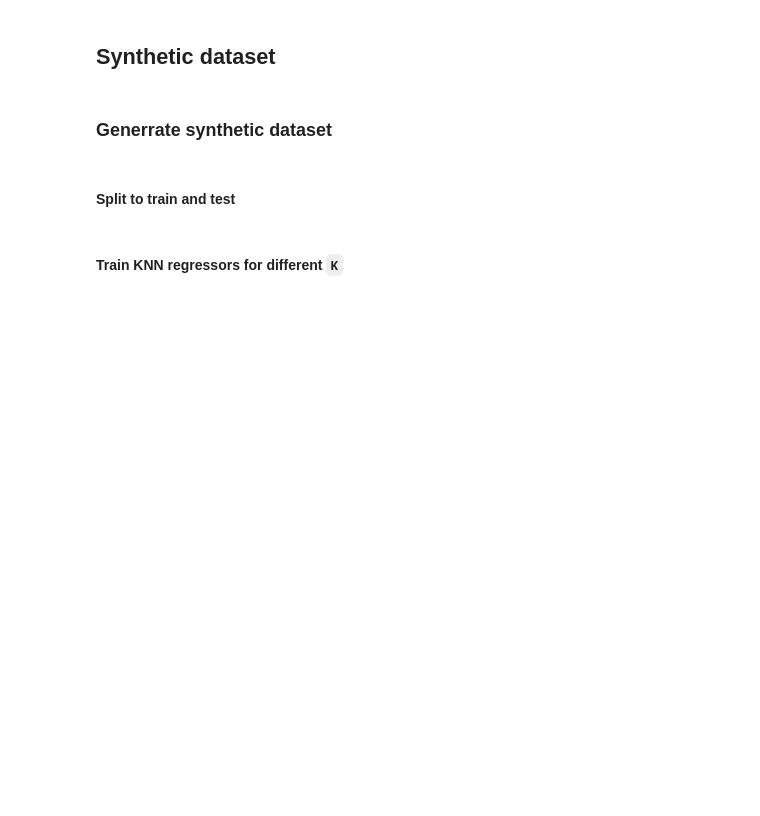
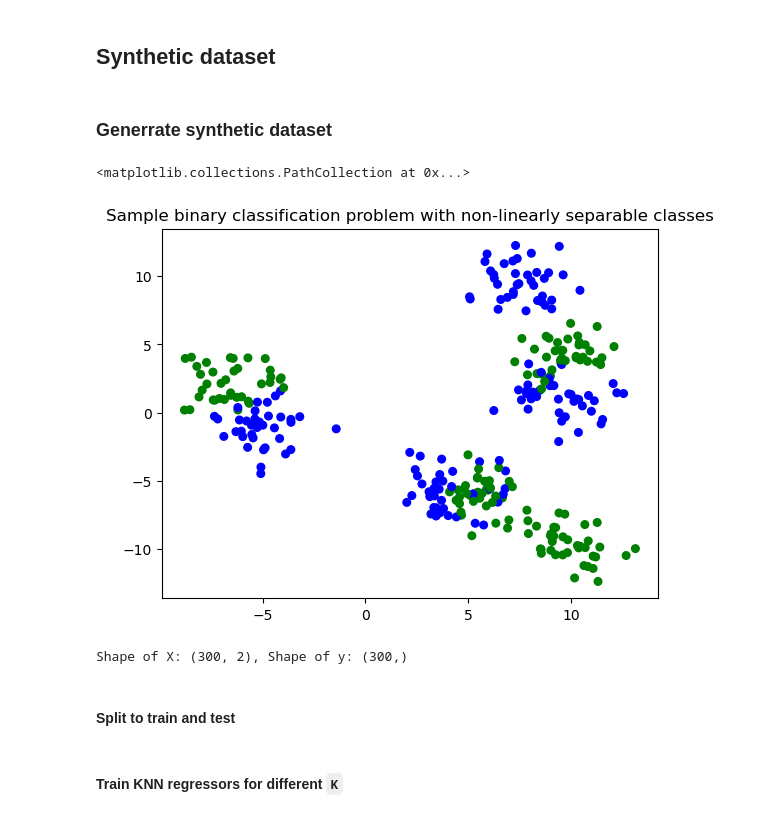
Before and after one commit to Professor-py11/Data_Science, a Jupyter notebook: hometask_5/KNN_classification.ipynb, the cells around one changed output. Saved outputs shown, nothing was run; the diff lists cells and outputs as text; code cells hidden in the pictures; blank space fills up the shorter version.

```diff
--- a/hometask_5/KNN_classification.ipynb
+++ b/hometask_5/KNN_classification.ipynb
@@ -167,3 +165,26 @@ X_syn, y_syn = make_regression(n_samples=200, n_features=1, noise=15, random_sta
+# %%
+# Set the color scheme
+cmap_bold = ListedColormap(['blue', '#FFFF00', 'black', 'green'])
+
+# Generate a syntehtic dataset
+np.random.seed = 2021
+
+X, y = make_blobs(n_samples=300, n_features=2, centers=8, cluster_std=1.3, random_state=4)
+
+y = y % 2 # make a two-class classification
+
+plt.figure()
+plt.title('Sample binary classification problem with non-linearly separable classes')
+plt.scatter(X[:,0], X[:,1], c=y,
+           marker= 'o', s=30, cmap=cmap_bold)
+# %% [output]
+<matplotlib.collections.PathCollection at 0x...>
+[figure, added]
+# %%
+# Check the dimensions
+print(f"Shape of X: {X.shape}, Shape of y: {y.shape}")  # Має бути (300, 2) і (300,)
+# %% [output]
+Shape of X: (300, 2), Shape of y: (300,)
 # %% [markdown]
 #### Split to train and test
 # %%
```
Also changed, not shown: parts of 11 cells of this notebook.
